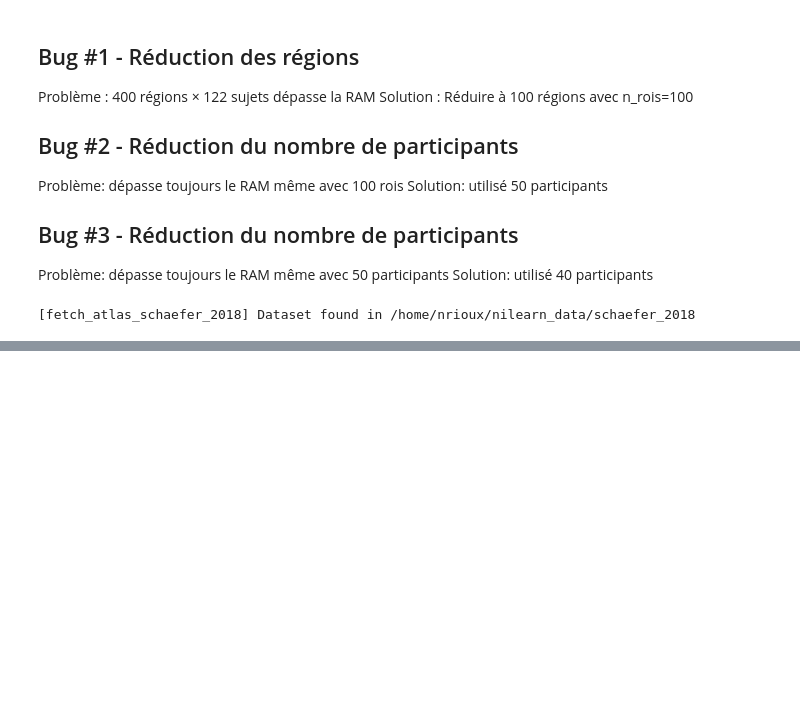
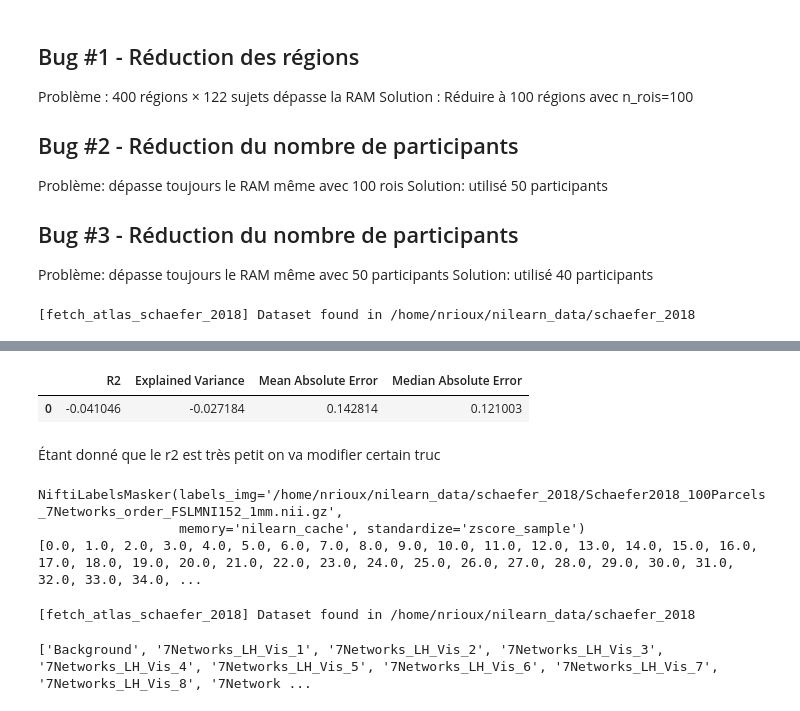
Before and after one commit to psy3019-6973-2026/Naomie_Unveiling_children_ToM_with_rsfmri, a Jupyter notebook: Rioux_recreation_ToM.ipynb, the cells around one changed output, grey strips where cells are left out. Cells and saved outputs as stored; diff of their text form; code cells hidden in the pictures; blank space fills up the shorter version.

```diff
--- a/Rioux_recreation_ToM.ipynb
+++ b/Rioux_recreation_ToM.ipynb
@@ -176,0 +285,53 @@ Text(0, 0.5, 'subjects')
+# %%
+# k-fold cross validation predict
+
+l_svr.fit(X_train, y_train)
+
+y_pred = cross_val_predict(l_svr, X_train, y_train, cv = 10)
+
+acc = cross_val_score(l_svr, X_train, y_train, cv = 10)
+expvar = cross_val_score(l_svr, X_train, y_train, cv = 10, scoring = 'explained_variance')
+mae = cross_val_score(l_svr, X_train, y_train, cv = 10, scoring = 'neg_mean_absolute_error')
+medae = cross_val_score(l_svr, X_train, y_train, cv = 10, scoring = 'neg_median_absolute_error')
+
+# The model performance with training dataset
+overall_acc = r2_score(y_train, y_pred)
+overall_expvar = explained_variance_score(y_train, y_pred)
+overall_mae = mean_absolute_error(y_train, y_pred)
+overall_medae = median_absolute_error(y_train, y_pred)
+
+
+# Create a DataFrame to store the results
+results_df = pd.DataFrame({
+    'R2': [overall_acc],
+    'Explained Variance': [overall_expvar],
+    'Mean Absolute Error': [overall_mae],
+    'Median Absolute Error': [overall_medae]
+})
+
+
+styled_results_df = results_df.style.set_properties(**{'background-color': 'lightblue',
+                                       'color': 'black',
+                                       'font-family': 'Arial',
+                                       'text-align': 'center'})
+# %%
+styled_results_df
+# %% [output]
+|  | R2 | Explained Variance | Mean Absolute Error | Median Absolute Error |
+| 0 | -0.041046 | -0.027184 | 0.142814 | 0.121003 |
+# %% [markdown]
+Étant donné que le r2 est très petit on va modifier certain truc
+# %%
+print(masker)
+print(masker.labels_)
+# %% [output]
+NiftiLabelsMasker(labels_img='/home/nrioux/nilearn_data/schaefer_2018/Schaefer2018_100Parcels_7Networks_order_FSLMNI152_1mm.nii.gz',
+                  memory='nilearn_cache', standardize='zscore_sample')
+[0.0, 1.0, 2.0, 3.0, 4.0, 5.0, 6.0, 7.0, 8.0, 9.0, 10.0, 11.0, 12.0, 13.0, 14.0, 15.0, 16.0, 17.0, 18.0, 19.0, 20.0, 21.0, 22.0, 23.0, 24.0, 25.0, 26.0, 27.0, 28.0, 29.0, 30.0, 31.0, 32.0, 33.0, 34.0, ...
+# %%
+default = datasets.fetch_atlas_schaefer_2018(n_rois=100, yeo_networks=7)
+labels = default.labels
+print(labels)
+# %% [output]
+[fetch_atlas_schaefer_2018] Dataset found in /home/nrioux/nilearn_data/schaefer_2018
+['Background', '7Networks_LH_Vis_1', '7Networks_LH_Vis_2', '7Networks_LH_Vis_3', '7Networks_LH_Vis_4', '7Networks_LH_Vis_5', '7Networks_LH_Vis_6', '7Networks_LH_Vis_7', '7Networks_LH_Vis_8', '7Network ...
```
Also changed, not shown: parts of 15 cells of this notebook, 1 other file.
